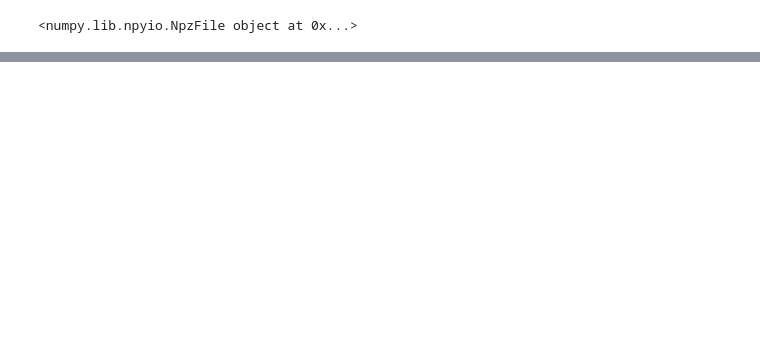
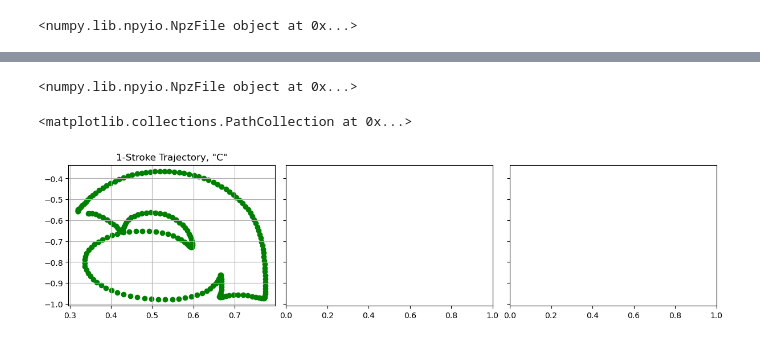
Before and after one commit to gchenfc/art_skills, a Jupyter notebook: python/Sln_alphabet.ipynb, the cells around one changed output, grey strips where cells are left out. Drawn from its saved outputs; the diff is of its cells as text; code cells hidden in the pictures; blank space fills up the shorter version.

Commit message:
Plotted with data initial estimates, bad results.

```diff
--- a/python/Sln_alphabet.ipynb
+++ b/python/Sln_alphabet.ipynb
@@ -216,0 +140,64 @@ plt.legend(handles=[green_pt, red_pt],
+# %%
+# parse the letter 'D' (mocap data)
+traj_C = temp_crt.parse_trajectory("A")
+strokes = traj_C[0]
+#print(strokes)
+t = strokes[0]
+x = strokes[1]
+y = strokes[2]
+# stroke1 = strokes[:, 0:31]  # Y = -0.34639319
+#print(stroke1)
+fig, axs = plt.subplots(1,3, figsize=(12,3), sharey=True)
+axs[0].set_title('1-Stroke Trajectory, "C"')
+axs[0].grid(visible=1)
+axs[0].scatter(x, y, c='g')
+#np.savetxt("stroke1.csv", np.transpose(stroke1), delimiter=",")
+#stroke2 = strokes[:, 31:57] # X = 0.74592703
+#np.savetxt("stroke2.csv", np.transpose(stroke2), delimiter=",")
+#stroke3 = strokes[:, 57::] # to end
+#np.savetxt("stroke3.csv", np.transpose(stroke3), delimiter=",")
+
+# velocity = np.sqrt(np.sum((np.gradient(strokes, axis=1)/0.008333)**2,
+#                                   axis=0))
+# # Import csv file (gtsam result)
+# columns = ["time", "x", "y"]
+# gt1_1 = pd.read_csv("../build/cpp/SLM/tests/gtsam1_stroke1.csv", usecols=columns)
+# gt1_t1 = gt1_1.time.tolist()
+# gt1_x1 = gt1_1.x.tolist()
+# gt1_y1 = gt1_1.y.tolist()
+# gt1_v1 = np.sqrt(np.sum((np.gradient(np.array([gt1_x1,gt1_y1]), axis=1)/(1/120/2))**2,
+#                                   axis=0))
+# gt2_1 = pd.read_csv("../build/cpp/SLM/tests/gtsam2_stroke1.csv", usecols=columns)
+# gt2_t1 = gt2_1.time.tolist()
+# gt2_x1 = gt2_1.x.tolist()
+# gt2_y1 = gt2_1.y.tolist()
+# gt2_v1 = np.sqrt(np.sum((np.gradient(np.array([gt2_x1,gt2_y1]), axis=1)/(1/120/2))**2,
+#                                   axis=0))
+# gt2_2 = pd.read_csv("../build/cpp/SLM/tests/gtsam2_stroke2.csv", usecols=columns)
+# gt2_t2 = gt2_2.time.tolist()
+# gt2_x2 = gt2_2.x.tolist()
+# gt2_y2 = gt2_2.y.tolist()
+# gt2_v2 = np.sqrt(np.sum((np.gradient(np.array([gt2_x2,gt2_y2]), axis=1)/(1/120/2))**2,
+#                                   axis=0))
+# gt3_1 = pd.read_csv("../build/cpp/SLM/tests/gtsam3_stroke1.csv", usecols=columns)
+# gt3_t1 = gt3_1.time.tolist()
+# gt3_x1 = gt3_1.x.tolist()
+# gt3_y1 = gt3_1.y.tolist()
+# gt3_v1 = np.sqrt(np.sum((np.gradient(np.array([gt3_x1,gt3_y1]), axis=1)/(1/120/2))**2,
+#                                   axis=0))
+# gt3_2 = pd.read_csv("../build/cpp/SLM/tests/gtsam3_stroke2.csv", usecols=columns)
+# gt3_t2 = gt3_2.time.tolist()
+# gt3_x2 = gt3_2.x.tolist()
+# gt3_y2 = gt3_2.y.tolist()
+# gt3_v2 = np.sqrt(np.sum((np.gradient(np.array([gt3_x2,gt3_y2]), axis=1)/(1/120/2))**2,
+#                                   axis=0))
+# gt3_3 = pd.read_csv("../build/cpp/SLM/tests/gtsam3_stroke3.csv", usecols=columns)
+# gt3_t3 = gt3_3.time.tolist()
+# gt3_x3 = gt3_3.x.tolist()
+# gt3_y3 = gt3_3.y.tolist()
+# gt3_v3 = np.sqrt(np.sum((np.gradient(np.array([gt3_x3,gt3_y3]), axis=1)/(1/120/2))**2,
+#                                   axis=0))
+# %% [output]
+<numpy.lib.npyio.NpzFile object at 0x...>
+<matplotlib.collections.PathCollection at 0x...>
+[figure, added]
```
Also changed, not shown: parts of 4 cells of this notebook, 9 other files.
